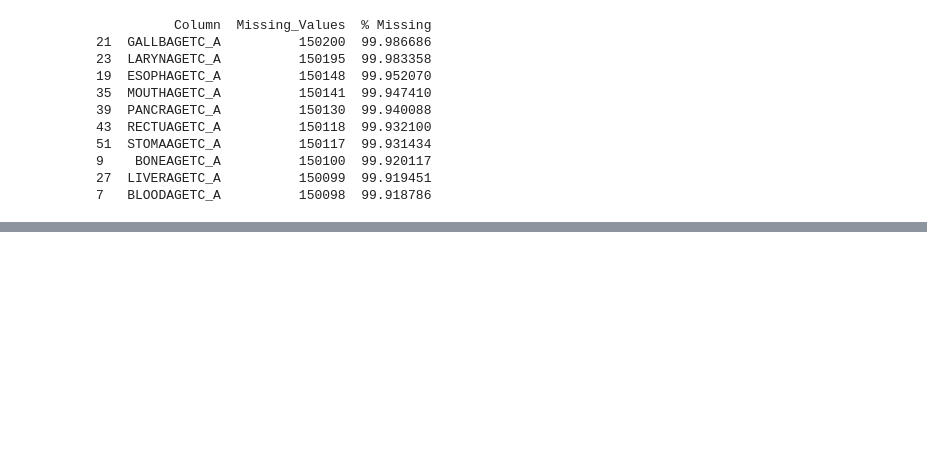
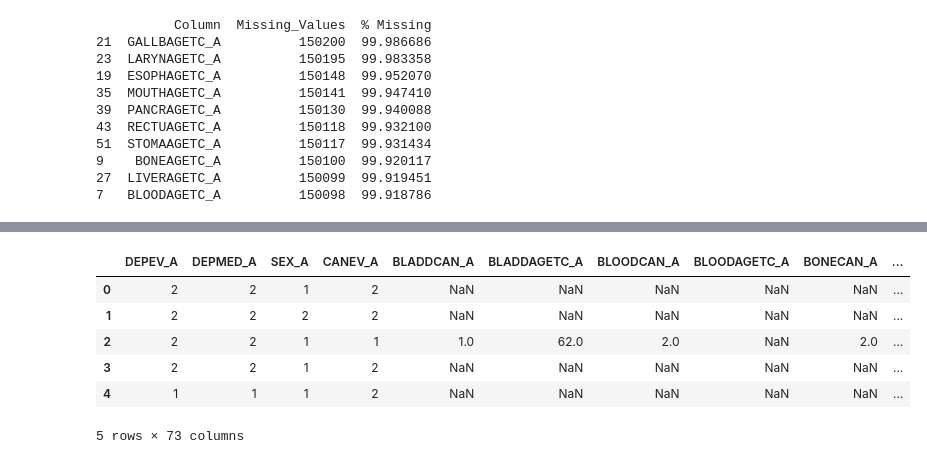
Before and after one commit to BYADAMREDDY/HDS-Capstone, a Jupyter notebook: src/EDA.ipynb, the cells around one changed output, grey strips where cells are left out. Drawn from its saved outputs; the diff is of its cells as text; code cells hidden in the pictures; blank space fills up the shorter version.

```diff
--- a/src/EDA.ipynb
+++ b/src/EDA.ipynb
@@ -777,0 +847,12 @@ evaluate_model("Random Forest", rf_model)
+# %%
+new_df = pd.read_csv("//Users/phani/Desktop/HDS-Capstone/data/combined_df.csv")
+
+new_df.head()
+# %% [output]
+|  | DEPEV_A | DEPMED_A | SEX_A | CANEV_A | BLADDCAN_A | BLADDAGETC_A | BLOODCAN_A | BLOODAGETC_A | BONECAN_A | ... |
+| 0 | 2 | 2 | 1 | 2 | NaN | NaN | NaN | NaN | NaN | ... |
+| 1 | 2 | 2 | 2 | 2 | NaN | NaN | NaN | NaN | NaN | ... |
+| 2 | 2 | 2 | 1 | 1 | 1.0 | 62.0 | 2.0 | NaN | 2.0 | ... |
+| 3 | 2 | 2 | 1 | 2 | NaN | NaN | NaN | NaN | NaN | ... |
+| 4 | 1 | 1 | 1 | 2 | NaN | NaN | NaN | NaN | NaN | ... |
+5 rows × 73 columns
```
Also changed, not shown: parts of 24 cells of this notebook, 2 other files.
